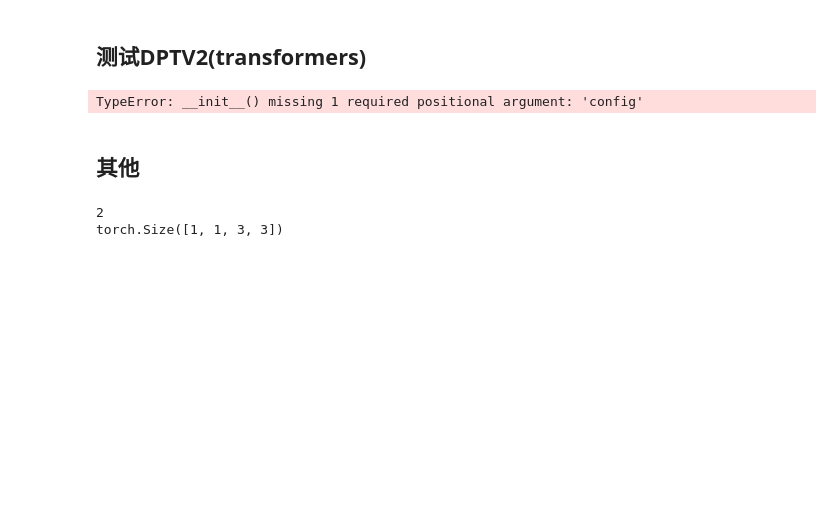
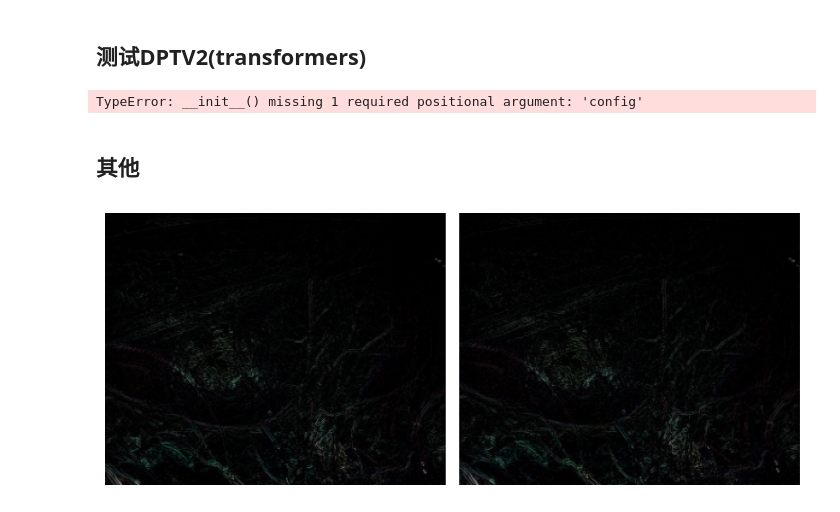
Before and after one commit to Leonardo-Zhou/my-est-v6, a Jupyter notebook: test.ipynb, the cells around one changed output. Drawn from its saved outputs; the diff is of its cells as text; code cells hidden in the pictures; blank space fills up the shorter version.

```diff
--- a/test.ipynb
+++ b/test.ipynb
@@ -141,6 +188,9 @@ import torch
 from visualize_utils import *
 import matplotlib.pyplot as plt
 # %%
+loader = ImageLoader(1, 1)
+images = loader.batch([3,4,5])
+image_diff = [torch.abs(images[1] - images[0]), torch.abs(images[1] - images[2])]
+plot_images(image_diff)
 # %% [output]
-2
-torch.Size([1, 1, 3, 3])
+[figure, added]
```
Also changed, not shown: parts of 15 cells of this notebook, 16 other files.
